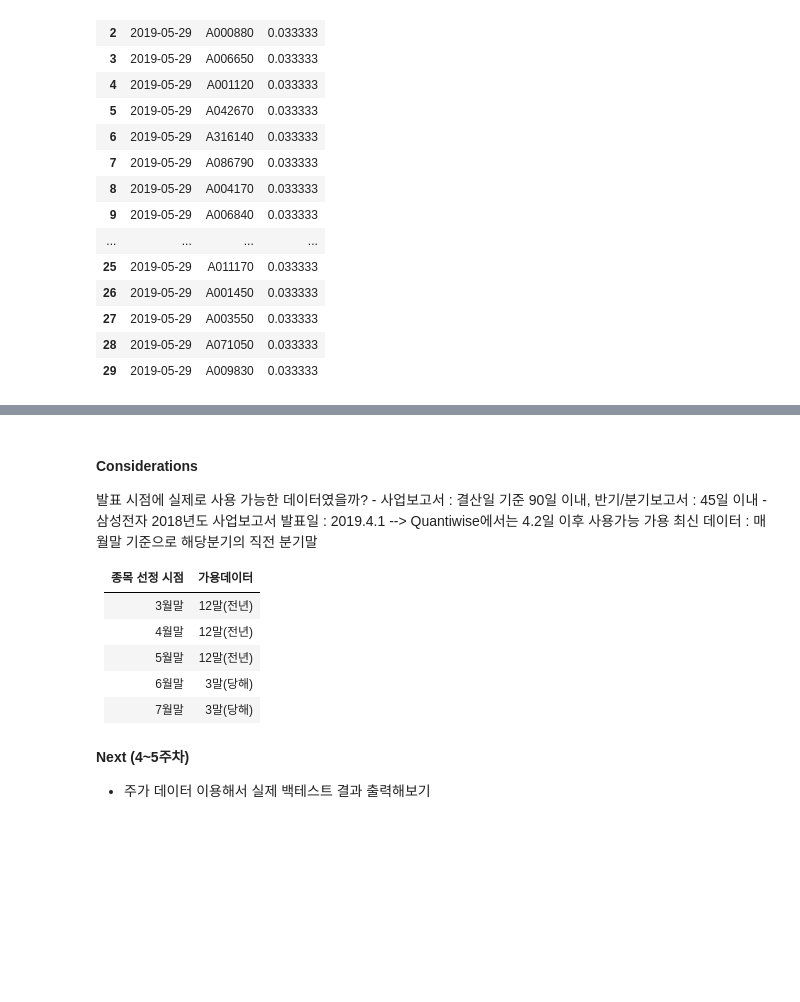
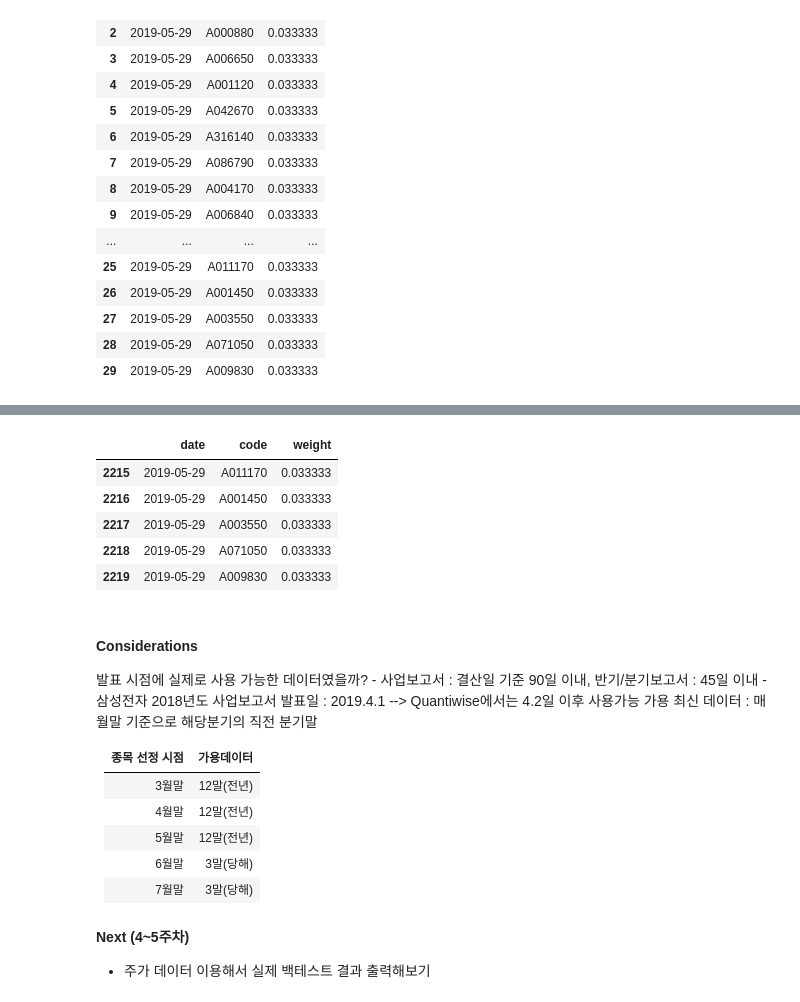
Before and after one commit to capricorn89/Lecture, a Jupyter notebook: Lecture 5. Finding value stocks in K200 - 2.ipynb, the cells around one changed output, grey strips where cells are left out. Cells and saved outputs as stored; diff of their text form; code cells hidden in the pictures; blank space fills up the shorter version.

Commit message:
Lec 6 modified & rebalData uploaded

```diff
--- a/Lecture 5. Finding value stocks in K200 - 2.ipynb
+++ b/Lecture 5. Finding value stocks in K200 - 2.ipynb
@@ -322,0 +302,11 @@ pd.concat(rebalData_all)
+# %%
+rebalData_all = pd.concat(rebalData_all, ignore_index =True)
+# %%
+rebalData_all.tail()
+# %% [output]
+|  | date | code | weight |
+| 2215 | 2019-05-29 | A011170 | 0.033333 |
+| 2216 | 2019-05-29 | A001450 | 0.033333 |
+| 2217 | 2019-05-29 | A003550 | 0.033333 |
+| 2218 | 2019-05-29 | A071050 | 0.033333 |
+| 2219 | 2019-05-29 | A009830 | 0.033333 |
```
Also changed, not shown: parts of 4 cells of this notebook, 2 other files.
